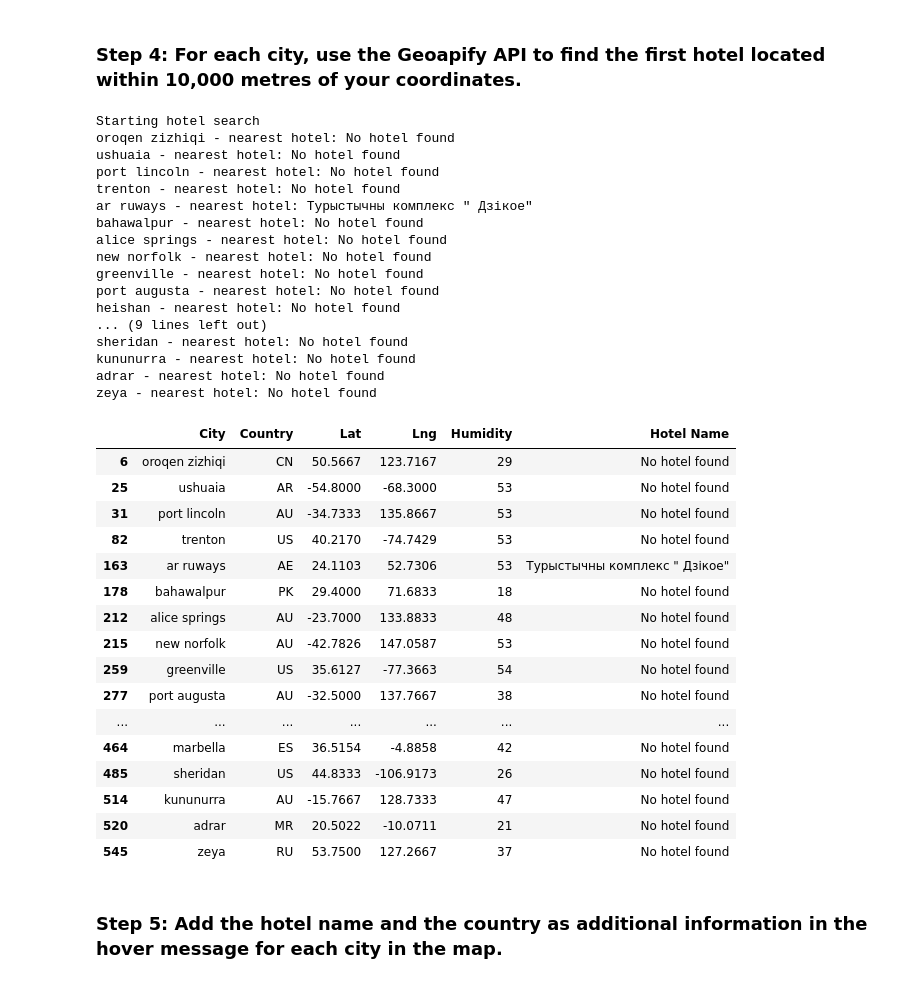
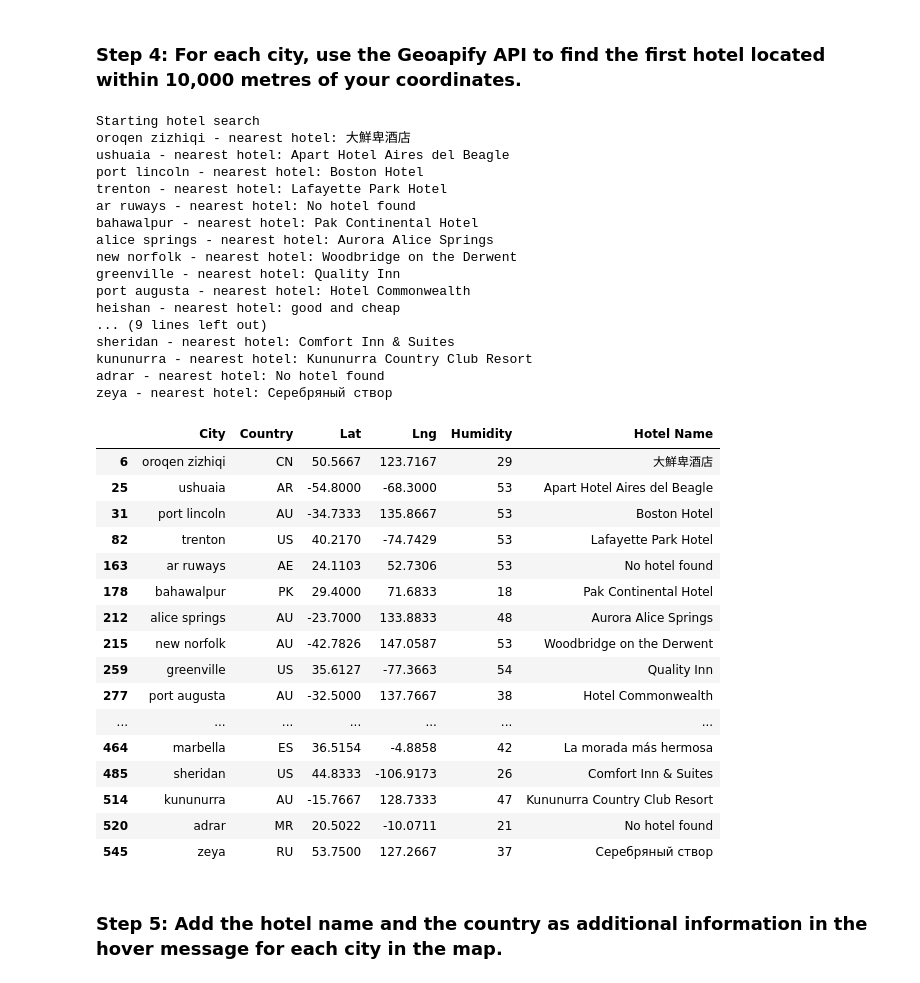
Before and after one commit to jbclewis/python-api-challenge, a Jupyter notebook: VacationPy/VacationPy.ipynb, the cells around one changed output. Saved outputs shown, nothing was run; the diff lists cells and outputs as text; code cells hidden in the pictures.

```diff
--- a/VacationPy/VacationPy.ipynb
+++ b/VacationPy/VacationPy.ipynb
@@ -117,7 +120,7 @@ hotel_df
 ### Step 4: For each city, use the Geoapify API to find the first hotel located within 10,000 metres of your coordinates.
 # %%
 # Set parameters to search for a hotel
-radius = 20000
+radius = 10000
 
 params = {
     "radius":radius,
@@ -135,65 +138,65 @@ for index, row in hotel_df.iterrows():
     lng = row["Lng"]
 
     # Add filter and bias parameters with the current city's latitude and longitude to the params dictionary
-    params["filter"] = f"circle:{lat},{lng},{radius}"
-    params["bias"] = f"proximity:{lat},{lng}"
+    params["filter"] = f"circle:{lng},{lat},{radius}"
+    params["bias"] = f"proximity:{lng},{lat}"
 
     # Set base URL
     base_url = "https://api.geoapify.com/v2/places"
 
 
     # Make an API request using the params dictionaty
     name_address = requests.get(base_url, params=params)
 
     # Convert the API response to JSON format
     name_address = name_address.json()
 
     # Grab the first hotel from the results and store the name in the hotel_df DataFrame
     try:
         hotel_df.loc[index, "Hotel Name"] = name_address["features"][0]["properties"]["name"]
     except (KeyError, IndexError):
         # If no hotel is found, set the hotel name as "No hotel found".
         hotel_df.loc[index, "Hotel Name"] = "No hotel found"
 
     # Log the search results
     print(f"{hotel_df.loc[index, 'City']} - nearest hotel: {hotel_df.loc[index, 'Hotel Name']}")
 
 # Display sample data
 hotel_df
 # %% [output]
 Starting hotel search
-oroqen zizhiqi - nearest hotel: No hotel found
-ushuaia - nearest hotel: No hotel found
-port lincoln - nearest hotel: No hotel found
-trenton - nearest hotel: No hotel found
-ar ruways - nearest hotel: Турыстычны комплекс " Дзікое"
-bahawalpur - nearest hotel: No hotel found
-alice springs - nearest hotel: No hotel found
-new norfolk - nearest hotel: No hotel found
-greenville - nearest hotel: No hotel found
-port augusta - nearest hotel: No hotel found
-heishan - nearest hotel: No hotel found
+oroqen zizhiqi - nearest hotel: 大鮮卑酒店
+ushuaia - nearest hotel: Apart Hotel Aires del Beagle
+port lincoln - nearest hotel: Boston Hotel
+trenton - nearest hotel: Lafayette Park Hotel
+ar ruways - nearest hotel: No hotel found
+bahawalpur - nearest hotel: Pak Continental Hotel
+alice springs - nearest hotel: Aurora Alice Springs
+new norfolk - nearest hotel: Woodbridge on the Derwent
+greenville - nearest hotel: Quality Inn
+port augusta - nearest hotel: Hotel Commonwealth
+heishan - nearest hotel: good and cheap
 ... (9 lines left out)
-sheridan - nearest hotel: No hotel found
-kununurra - nearest hotel: No hotel found
+sheridan - nearest hotel: Comfort Inn & Suites
+kununurra - nearest hotel: Kununurra Country Club Resort
 adrar - nearest hotel: No hotel found
-zeya - nearest hotel: No hotel found
+zeya - nearest hotel: Серебряный створ
 |  | City | Country | Lat | Lng | Humidity | Hotel Name |
-| 6 | oroqen zizhiqi | CN | 50.5667 | 123.7167 | 29 | No hotel found |
-| 25 | ushuaia | AR | -54.8000 | -68.3000 | 53 | No hotel found |
-| 31 | port lincoln | AU | -34.7333 | 135.8667 | 53 | No hotel found |
-| 82 | trenton | US | 40.2170 | -74.7429 | 53 | No hotel found |
-| 163 | ar ruways | AE | 24.1103 | 52.7306 | 53 | Турыстычны комплекс " Дзікое" |
-| 178 | bahawalpur | PK | 29.4000 | 71.6833 | 18 | No hotel found |
-| 212 | alice springs | AU | -23.7000 | 133.8833 | 48 | No hotel found |
-| 215 | new norfolk | AU | -42.7826 | 147.0587 | 53 | No hotel found |
-| 259 | greenville | US | 35.6127 | -77.3663 | 54 | No hotel found |
-| 277 | port augusta | AU | -32.5000 | 137.7667 | 38 | No hotel found |
+| 6 | oroqen zizhiqi | CN | 50.5667 | 123.7167 | 29 | 大鮮卑酒店 |
+| 25 | ushuaia | AR | -54.8000 | -68.3000 | 53 | Apart Hotel Aires del Beagle |
+| 31 | port lincoln | AU | -34.7333 | 135.8667 | 53 | Boston Hotel |
+| 82 | trenton | US | 40.2170 | -74.7429 | 53 | Lafayette Park Hotel |
+| 163 | ar ruways | AE | 24.1103 | 52.7306 | 53 | No hotel found |
+| 178 | bahawalpur | PK | 29.4000 | 71.6833 | 18 | Pak Continental Hotel |
+| 212 | alice springs | AU | -23.7000 | 133.8833 | 48 | Aurora Alice Springs |
+| 215 | new norfolk | AU | -42.7826 | 147.0587 | 53 | Woodbridge on the Derwent |
+| 259 | greenville | US | 35.6127 | -77.3663 | 54 | Quality Inn |
+| 277 | port augusta | AU | -32.5000 | 137.7667 | 38 | Hotel Commonwealth |
 | ... | ... | ... | ... | ... | ... | ... |
-| 464 | marbella | ES | 36.5154 | -4.8858 | 42 | No hotel found |
-| 485 | sheridan | US | 44.8333 | -106.9173 | 26 | No hotel found |
-| 514 | kununurra | AU | -15.7667 | 128.7333 | 47 | No hotel found |
+| 464 | marbella | ES | 36.5154 | -4.8858 | 42 | La morada más hermosa |
+| 485 | sheridan | US | 44.8333 | -106.9173 | 26 | Comfort Inn & Suites |
+| 514 | kununurra | AU | -15.7667 | 128.7333 | 47 | Kununurra Country Club Resort |
 | 520 | adrar | MR | 20.5022 | -10.0711 | 21 | No hotel found |
-| 545 | zeya | RU | 53.7500 | 127.2667 | 37 | No hotel found |
+| 545 | zeya | RU | 53.7500 | 127.2667 | 37 | Серебряный створ |
 # %% [markdown]
 ### Step 5: Add the hotel name and the country as additional information in the hover message for each city in the map.
```
Also changed, not shown: parts of 3 cells of this notebook.
